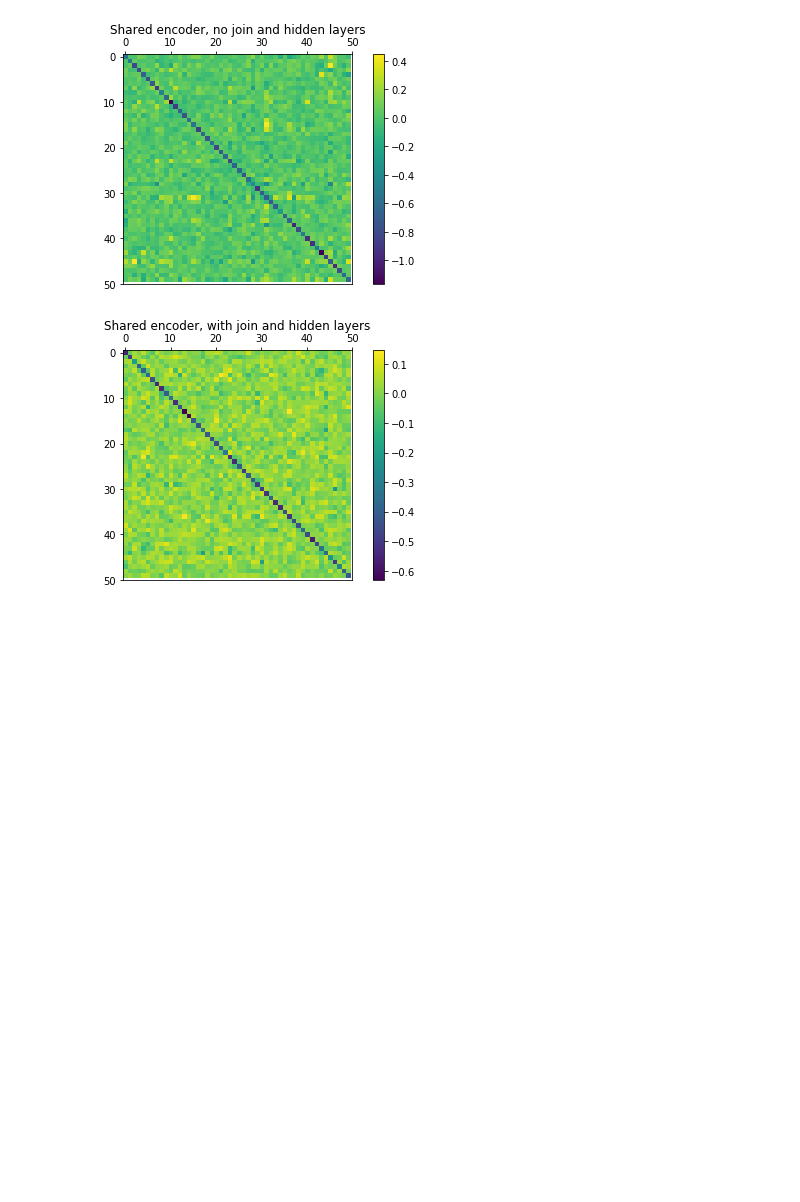
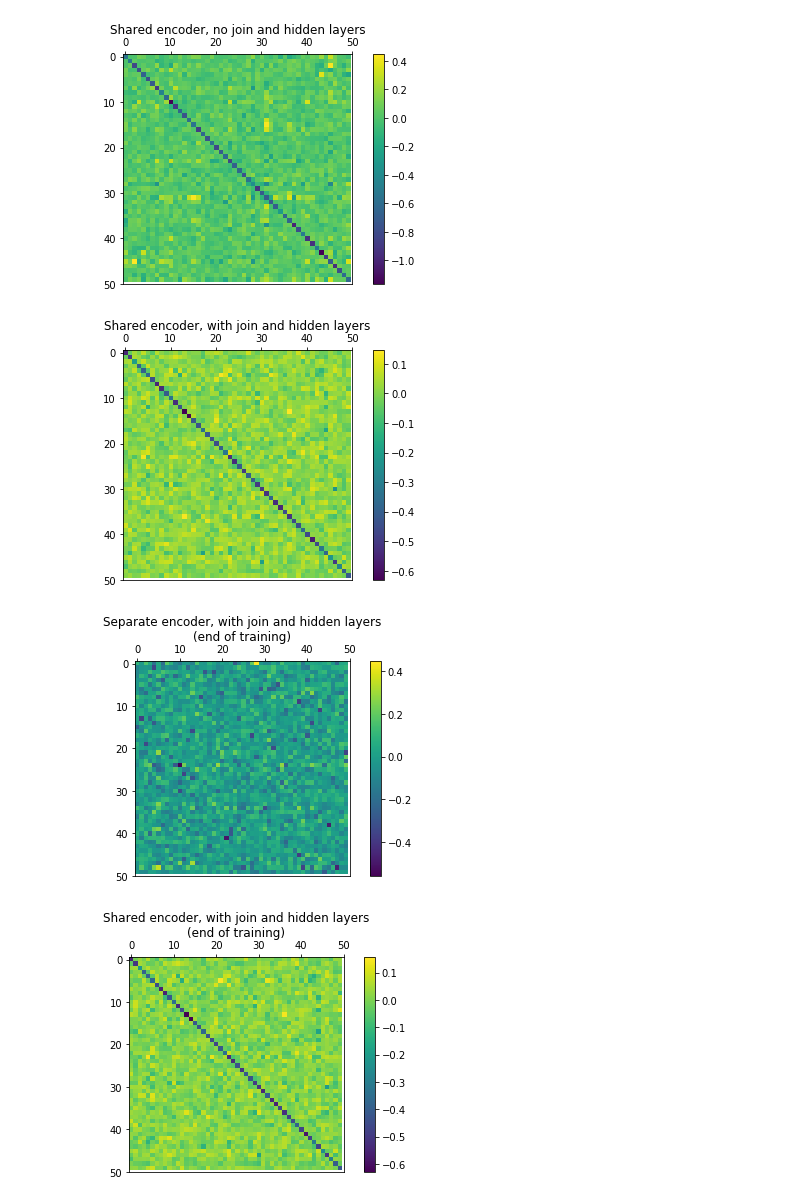
Before and after one commit to fshdnc/disease_normalization, a Jupyter notebook: src/expt_pretraining.ipynb, the cells around one changed output. Drawn from its saved outputs; the diff is of its cells as text; code cells hidden in the pictures; blank space fills up the shorter version.

```diff
--- a/src/expt_pretraining.ipynb
+++ b/src/expt_pretraining.ipynb
@@ -592,3 +592,41 @@ plot_sem_layer_weights(shared_full[0],'Shared encoder, with join and hidden laye
 [figure]
 [figure]
 [figure]
+# %%
+import h5py
+w_shared = h5py.File('../gitig/model_whole_20190422-203527.h5', 'r')
+w_shared_full_on_train_end = w_shared['model_weights']['v_sem']['v_sem']['M:0'][:]
+
+w_sep = h5py.File('../gitig/model_whole_20190422-203433.h5', 'r')
+w_sep_full_on_train_end = w_sep['model_weights']['v_sem']['v_sem']['M:0'][:]
+# %%
+%matplotlib inline
+
+# https://matplotlib.org/gallery/images_contours_and_fields/image_annotated_heatmap.html
+
+import numpy as np
+import matplotlib
+import matplotlib.pyplot as plt
+
+def plot_sem_layer_weights(weights,title):
+
+    fig, ax = plt.subplots()
+    ax.tick_params(top=True, bottom=False,labeltop=True, labelbottom=False)
+    im = ax.imshow(weights)
+    cb = fig.colorbar(im)
+
+    width = len(weights)
+
+    plt.xticks(np.arange(0, width+1,10))
+    plt.yticks(np.arange(0, width+1,10))
+
+    ax.set_title(title)
+    fig.tight_layout()
+    plt.show()
+
+
+plot_sem_layer_weights(w_sep_full_on_train_end,'Separate encoder, with join and hidden layers\n(end of training)\n')
+plot_sem_layer_weights(w_shared_full_on_train_end,'Shared encoder, with join and hidden layers\n(end of training)\n')
+# %% [output]
+[figure, added]
+[figure, added]
```
Also changed, not shown: 4 other files.
